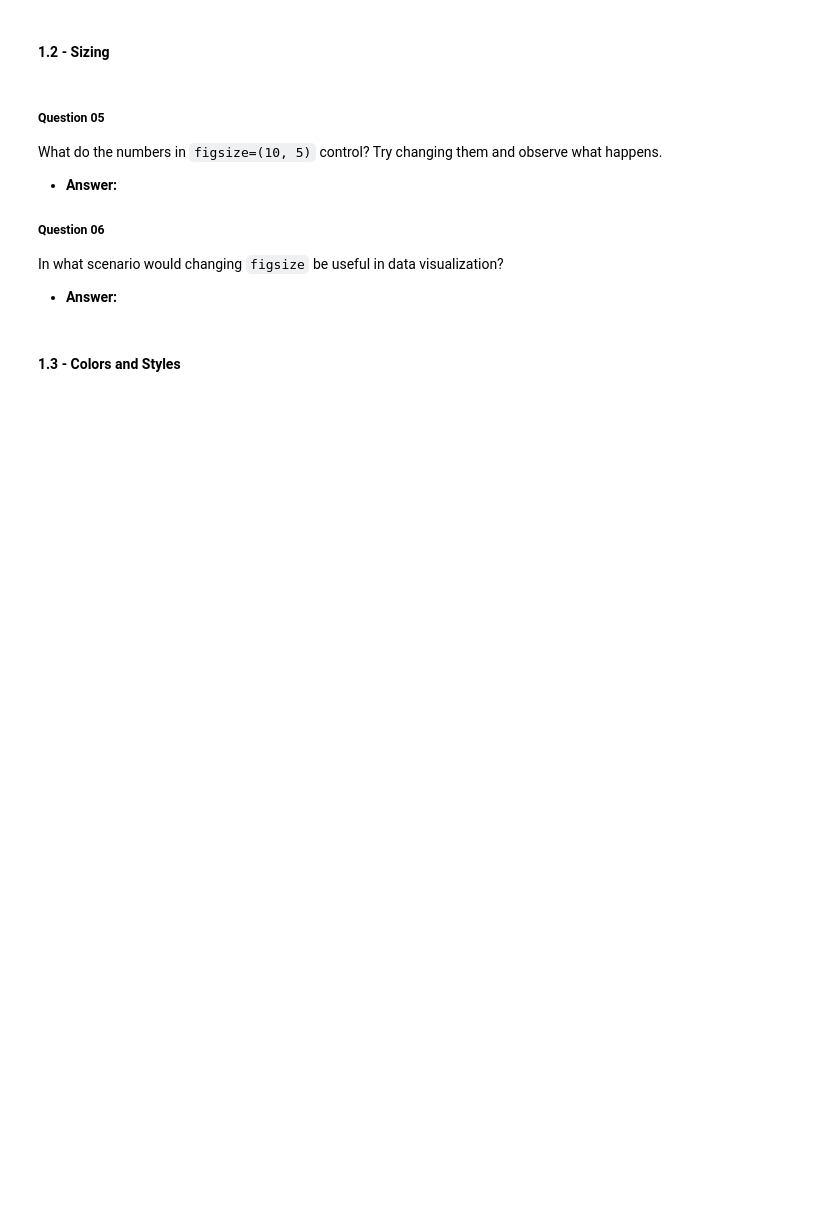
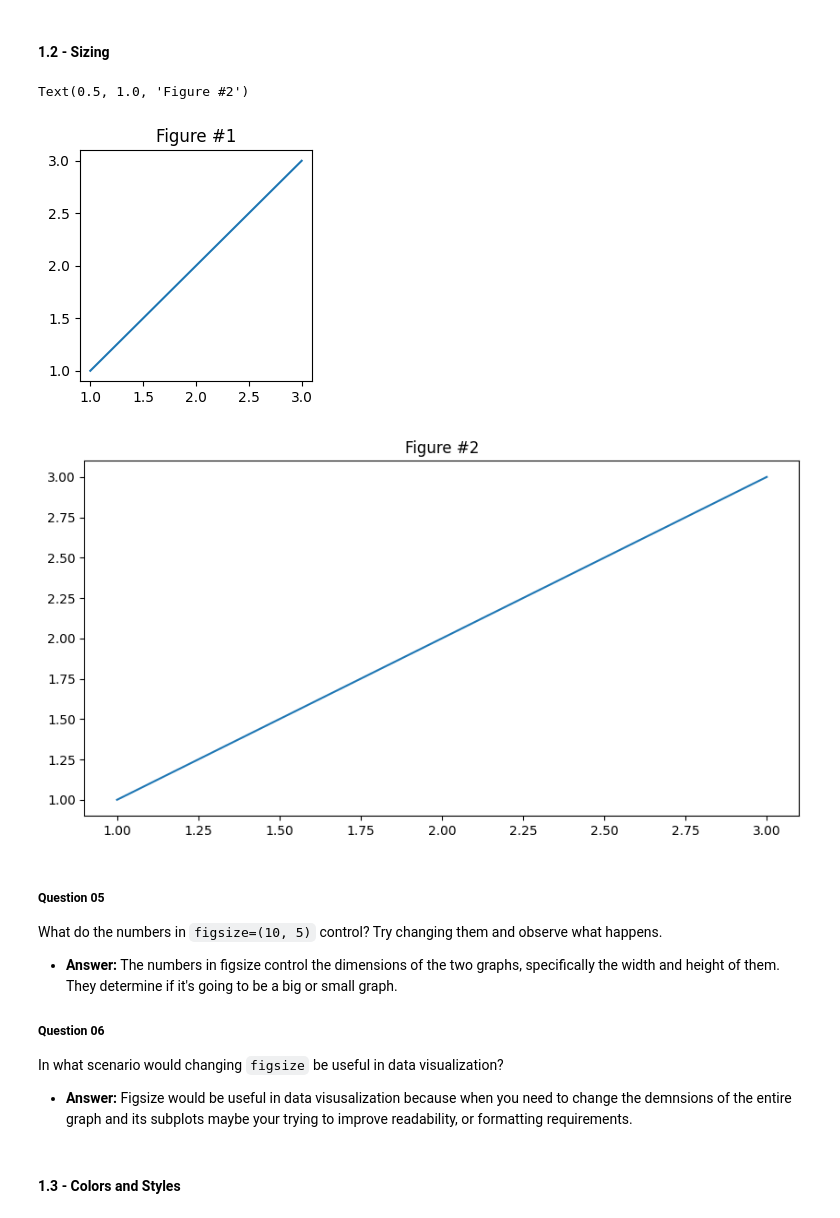
Before and after one commit to mangosmeyaa/unit-3-ai, a Jupyter notebook: 02-intro/intro-to-notebooks.ipynb, the cells around one changed output. Cells and saved outputs as stored; diff of their text form; code cells hidden in the pictures; blank space fills up the shorter version.

```diff
--- a/02-intro/intro-to-notebooks.ipynb
+++ b/02-intro/intro-to-notebooks.ipynb
@@ -119,19 +134,23 @@ What does the `plt.title()` function do? What happens if you comment it out?
 # %%
 plt.figure(figsize=(3, 3))
 plt.plot([1, 2, 3], [1, 2, 3])
 plt.title('Figure #1')
 
-plt.figure(figsize=(10, 5)
+plt.figure(figsize=(10, 5))
 plt.plot([1, 2, 3], [1, 2, 3])
 plt.title('Figure #2')
+# %% [output]
+Text(0.5, 1.0, 'Figure #2')
+[figure, added]
+[figure, added]
 # %% [markdown]
 ##### Question 05
 What do the numbers in `figsize=(10, 5)` control? Try changing them and observe what happens.
-- **Answer:**
+- **Answer:**  The numbers in figsize control the dimensions of the two graphs, specifically the width and height of them. They determine if it's going to be a big or small graph.
 
 ##### Question 06
 In what scenario would changing `figsize` be useful in data visualization?
-- **Answer:**
+- **Answer:** Figsize would be useful in data visusalization because when you need to change the demnsions of the entire graph and its subplots maybe your trying to improve readability, or formatting requirements.
 # %% [markdown]
 #### 1.3 - Colors and Styles
 # %%
```
Also changed, not shown: parts of 14 cells of this notebook, 1 other file.
